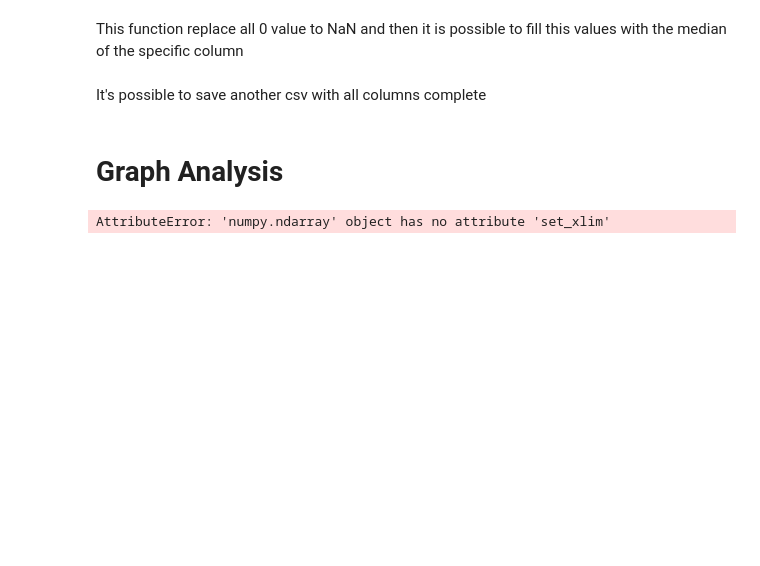
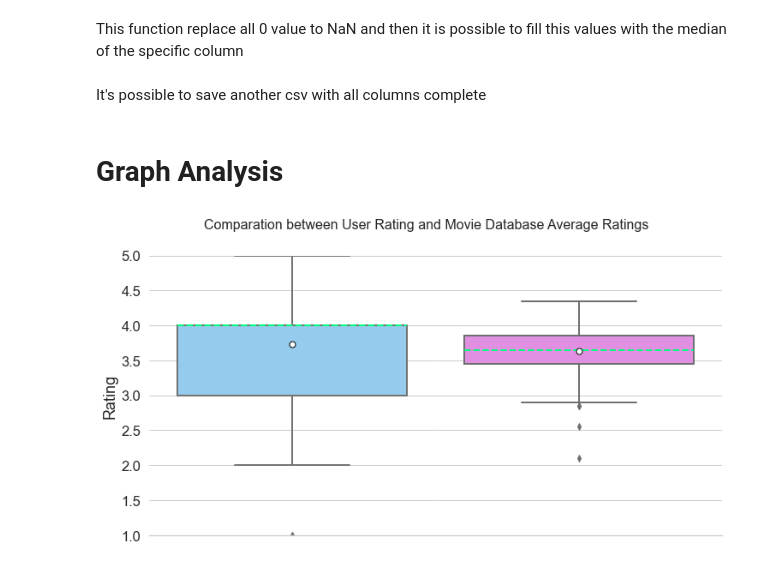
Before and after one commit to gabieller/MoviesDataBase, a Jupyter notebook: graph_analysis.ipynb, the cells around one changed output. Drawn from its saved outputs; the diff is of its cells as text; code cells hidden in the pictures; blank space fills up the shorter version.

Commit message:
boxplot ok

```diff
--- a/graph_analysis.ipynb
+++ b/graph_analysis.ipynb
@@ -32,14 +33,38 @@ It's possible to save another csv with all columns complete
 base.to_csv("Movies_median.csv", index=False)
 # %% [markdown]
 # Graph Analysis
-# %%
-sns.set_style("whitegrid")
-ax1= plt.subplots(ncols=2, figsize = (15,8))
-fig, axs.set_xlim([0, 5])
-
-
-
-rating_boxplot = sns.boxplot(y = base["Rating"], color="royalblue", medianprops = {"color":"orangered", "linestyle":"--"}, ax=axs[0]).set_title("User Ratings Distribution")
-vote_boxplot = sns.boxplot(y = base["Vote Average"], color="forestgreen", medianprops = {"color":"khaki", "linestyle":"--"},ax=axs[1]).set_title("Movie Data Base Ratings Distribution")
-# %% [output]
-AttributeError: 'numpy.ndarray' object has no attribute 'set_xlim'
+# %%
+sns.set_style("whitegrid")
+fig, axs = plt.subplots(ncols=2, figsize = (12,6), sharey=True)
+fig.suptitle("Comparation between User Rating and Movie Database Average Ratings", fontsize=16)
+plt.subplots_adjust(wspace=0, hspace=0)
+plt.ylim(1,5)
+sns.set_context("notebook", font_scale=1.5, rc={"lines.linewidth": 2})
+sns.despine(left= True)
+
+
+
+user_boxplot = sns.boxplot(y = base["Rating"],
+                            color="lightskyblue",
+                            showmeans=True,
+                            meanprops= {"marker":"o",
+                                        "markerfacecolor":"white",
+                                        "markeredgecolor":"black",
+                                        "markersize":"7"},
+                            medianprops = {"color":"springgreen",
+                                           "linestyle":"--"},
+                            ax=axs[0])
+
+
+database_boxplot = sns.boxplot(y = base["Vote Average"],
+                           color="violet",
+                           showmeans=True,
+                           meanprops= {"marker":"o",
+                                       "markerfacecolor":"white",
+                                       "markeredgecolor":"black",
+                                       "markersize":"7"},
+                           medianprops = {"color":"springgreen",
+                                          "linestyle":"--"},
+                           ax=axs[1]).set(ylabel=None)
+# %% [output]
+[figure, added]
```
Also changed, not shown: parts of 1 cell of this notebook.
